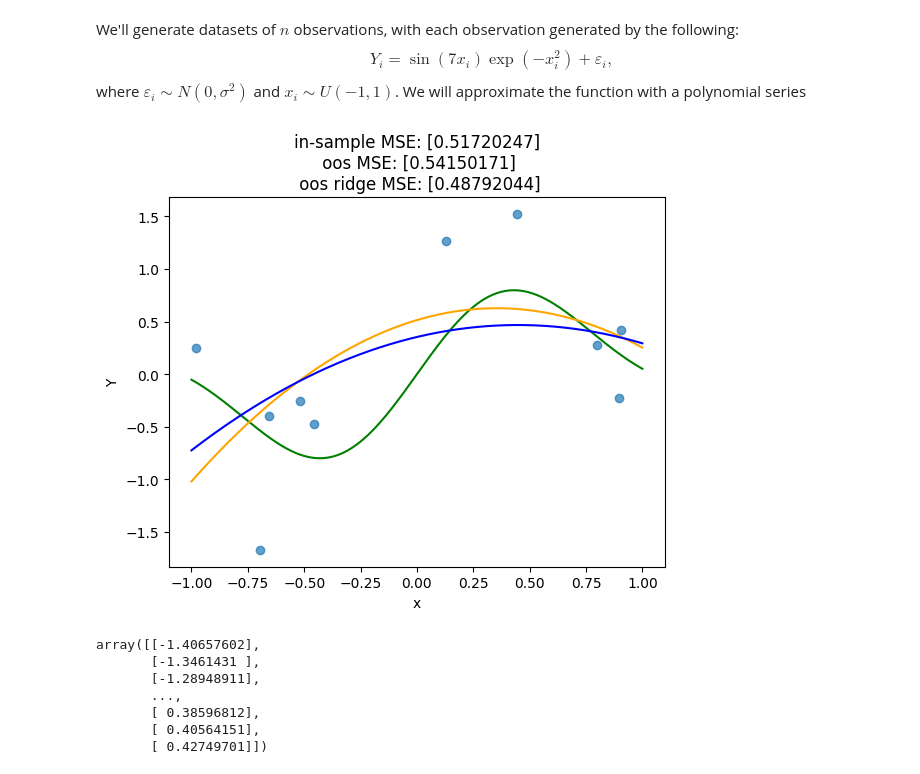
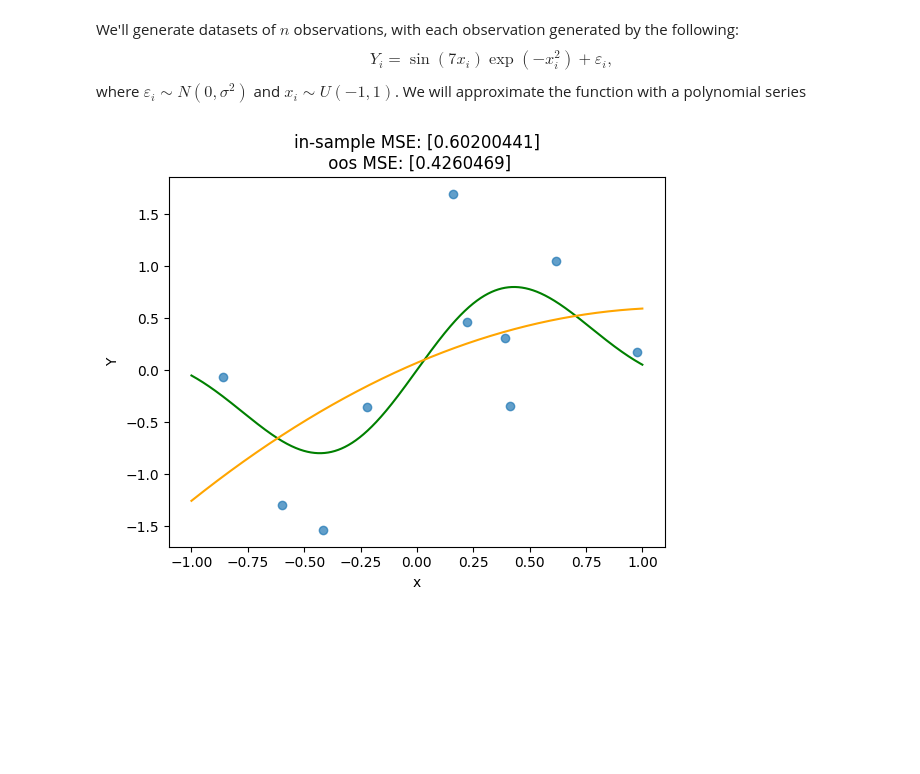
Before and after one commit to brighamfrandsen/econ484, a Jupyter notebook: examples/biasvariance.ipynb, the cells around one changed output. Saved outputs shown, nothing was run; the diff lists cells and outputs as text; code cells hidden in the pictures; blank space fills up the shorter version.

```diff
--- a/examples/biasvariance.ipynb
+++ b/examples/biasvariance.ipynb
@@ -17,6 +18,15 @@ import matplotlib.pyplot as plt
 def generate_expy(x):
   expy=np.sin(3*x)*np.exp(-x**2)
   return expy
+
+# generate polynomial terms
+def generate_legendre_matrix(x, k):
+   n = x.shape[0]
+   leg_matrix = np.zeros((n, k))
+   for i in range(k):
+       leg_matrix[:, i] = leg.Legendre.basis(i)(x.flatten())
+   return leg_matrix
+
 
 # generate the data, including a grid for plotting
 def generate_vectors(n):
@@ -33,49 +43,28 @@ def generate_vectors(n):
 n=10
 epsilon, x,y,xgrid,expygrid,ygrid=generate_vectors(n)
 ngrid = xgrid.shape[0]
-# %%
-powerlist=[nlsy['educ']**j for j in np.arange(1,13)]
-X=pd.concat(powerlist,axis=1)
-X.columns = ['educ'+str(j) for j in np.arange(1,13)]
-# standardize our X matrix (doesn't matter for OLS, but will matter for lasso below)
-scaler = StandardScaler()
-scaler.fit(X)
-X_scaled = scaler.transform(X)
-
-# run least squares regression
-# instantiate and fit our regression object:
-reg=linear_model.LinearRegression().fit(X_scaled,nlsy['lnw_2016'])
-# generate predicted values
-yhat=reg.predict(X_scaled)
-
-# try ridge
-ridge=Ridge(alpha =1)
-ridge.fit(xpoly,y)
-yhatridge = ridge.predict(xpoly)
-yhatgridridge=ridge.predict(xgridpoly)
-
-MSEinsample=sum((y-yhat)**2)/n
-MSEridgeinsample=sum((y-yhatridge)**2)/n
-MSEoos=sum((ygrid - yhatgrid)**2)/ngrid
-MSEridgeoos=sum((ygrid - yhatgridridge.reshape(-1,1))**2)/ngrid
-plt.scatter(x, y, alpha=0.7)
-plt.plot(xgrid,expygrid,color='green')
-plt.plot(xgrid,yhatgrid,color='orange')
-plt.plot(xgrid,yhatgridridge,color='blue')
-plt.xlabel("x")
-plt.ylabel("Y")
-plt.title(f"in-sample MSE: {MSEinsample}\n oos MSE: {MSEoos}\n oos ridge MSE: {MSEridgeoos}")
-
-plt.show()
-# %% [output]
-[figure, removed]
-# %%
-yhatgridridge.reshape(-1,1)
-# %% [output]
-array([[-1.40657602],
-       [-1.3461431 ],
-       [-1.28948911],
-       ...,
-       [ 0.38596812],
-       [ 0.40564151],
-       [ 0.42749701]])
+# %%
+k = 3
+xpoly = generate_legendre_matrix(x,k)
+xgridpoly=generate_legendre_matrix(xgrid,k)
+# linear regression (via moore-penrose for when k>n):
+bhat = np.linalg.pinv(xpoly) @ y
+# generate in-sample predictions:
+yhat = xpoly @ bhat
+# generate predictions on grid
+yhatgrid = xgridpoly @ bhat
+
+
+MSEinsample=sum((y-yhat)**2)/n
+MSEoos=sum((ygrid - yhatgrid)**2)/ngrid
+
+plt.scatter(x, y, alpha=0.7)
+plt.plot(xgrid,expygrid,color='green')
+plt.plot(xgrid,yhatgrid,color='orange')
+plt.xlabel("x")
+plt.ylabel("Y")
+plt.title(f"in-sample MSE: {MSEinsample}\n oos MSE: {MSEoos}")
+
+plt.show()
+# %% [output]
+[figure, added]
```
Also changed, not shown: parts of 1 cell of this notebook.
